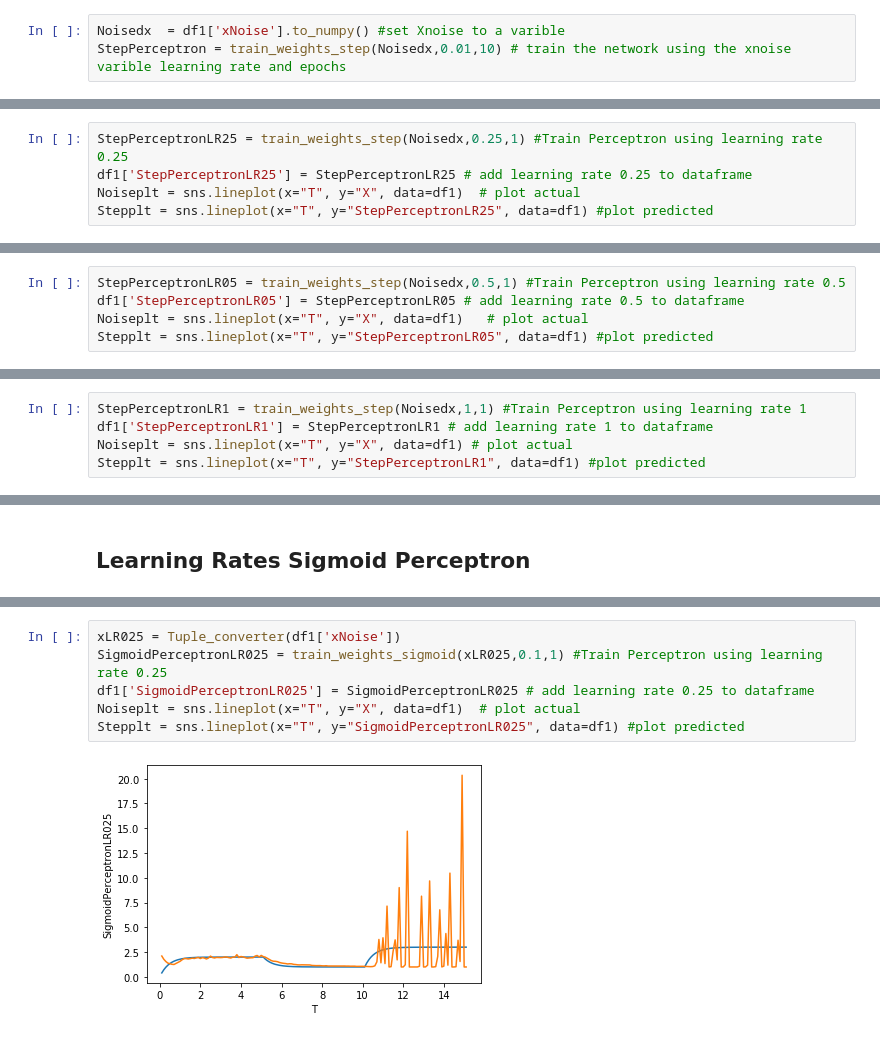
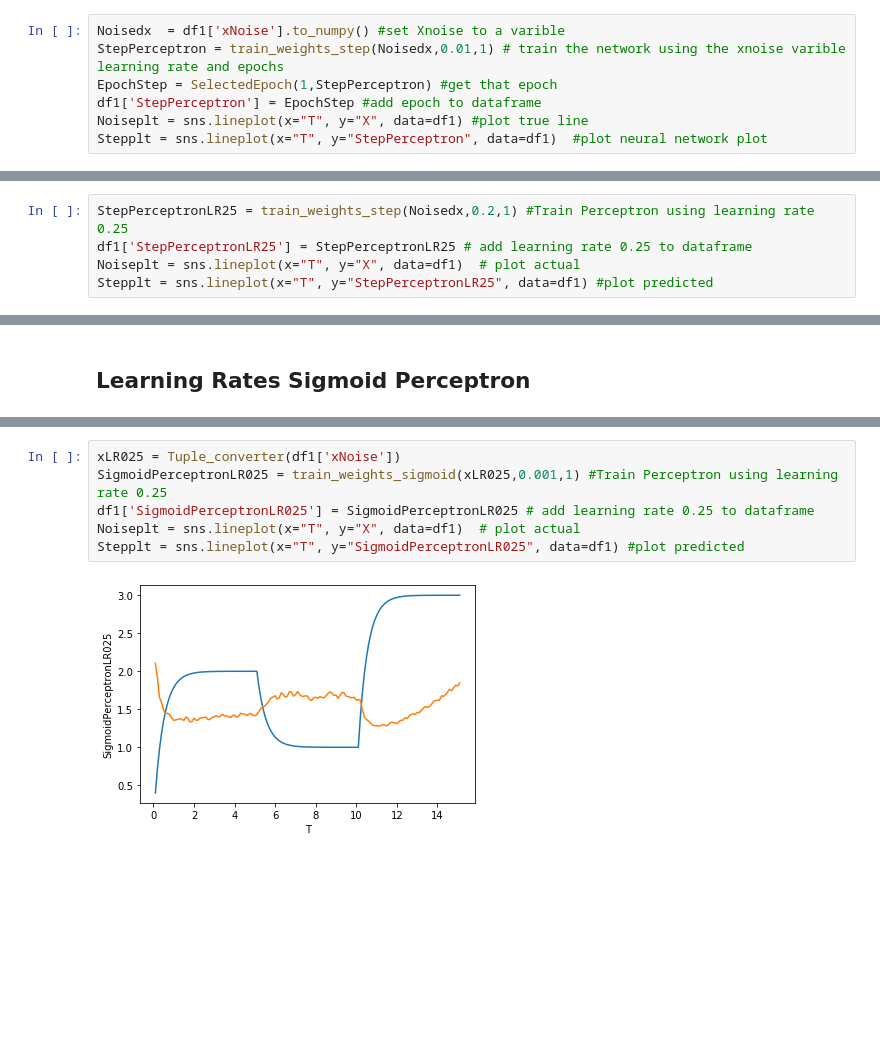
Before and after one commit to JamesDun2866/Computational-Science, a Jupyter notebook: Computational Science.ipynb, the cells around one changed output, grey strips where cells are left out. Cells and saved outputs as stored; diff of their text form; blank space fills up the shorter version.

```diff
--- a/Computational Science.ipynb
+++ b/Computational Science.ipynb
@@ -554,5 +488,9 @@ def train_weights_step(array, lr, epoch): #change weights and use perceptron to
     return network_out #return the predicted data
 # %%
 Noisedx  = df1['xNoise'].to_numpy() #set Xnoise to a varible
-StepPerceptron = train_weights_step(Noisedx,0.01,10) # train the network using the xnoise varible learning rate and epochs
+StepPerceptron = train_weights_step(Noisedx,0.01,1) # train the network using the xnoise varible learning rate and epochs
+EpochStep = SelectedEpoch(1,StepPerceptron) #get that epoch
+df1['StepPerceptron'] = EpochStep #add epoch to dataframe
+Noiseplt = sns.lineplot(x="T", y="X", data=df1) #plot true line
+Stepplt = sns.lineplot(x="T", y="StepPerceptron", data=df1)  #plot neural network plot
 # %% [output]
@@ -655,5 +517,5 @@ epoch=0, lrate=0.100, error=2.005
 # %%
-StepPerceptronLR25 = train_weights_step(Noisedx,0.25,1) #Train Perceptron using learning rate 0.25
+StepPerceptronLR25 = train_weights_step(Noisedx,0.2,1) #Train Perceptron using learning rate 0.25
 df1['StepPerceptronLR25'] = StepPerceptronLR25 # add learning rate 0.25 to dataframe
 Noiseplt = sns.lineplot(x="T", y="X", data=df1)  # plot actual
 Stepplt = sns.lineplot(x="T", y="StepPerceptronLR25", data=df1) #plot predicted
@@ -663,5 +524,0 @@ epoch=0, lrate=0.250, error=2.005
-# %%
-StepPerceptronLR05 = train_weights_step(Noisedx,0.5,1) #Train Perceptron using learning rate 0.5
-df1['StepPerceptronLR05'] = StepPerceptronLR05 # add learning rate 0.5 to dataframe
-Noiseplt = sns.lineplot(x="T", y="X", data=df1)   # plot actual
-Stepplt = sns.lineplot(x="T", y="StepPerceptronLR05", data=df1) #plot predicted
@@ -671,5 +524,0 @@ epoch=0, lrate=0.500, error=2.005
-# %%
-StepPerceptronLR1 = train_weights_step(Noisedx,1,1) #Train Perceptron using learning rate 1
-df1['StepPerceptronLR1'] = StepPerceptronLR1 # add learning rate 1 to dataframe
-Noiseplt = sns.lineplot(x="T", y="X", data=df1) # plot actual
-Stepplt = sns.lineplot(x="T", y="StepPerceptronLR1", data=df1) #plot predicted
@@ -807,8 +603,8 @@ Stepplt = sns.lineplot(x="T", y="SigmoidPerceptronLR01", data=df1) #plot predict
 # %%
 xLR025 = Tuple_converter(df1['xNoise'])
-SigmoidPerceptronLR025 = train_weights_sigmoid(xLR025,0.1,1) #Train Perceptron using learning rate 0.25
+SigmoidPerceptronLR025 = train_weights_sigmoid(xLR025,0.001,1) #Train Perceptron using learning rate 0.25
 df1['SigmoidPerceptronLR025'] = SigmoidPerceptronLR025 # add learning rate 0.25 to dataframe
 Noiseplt = sns.lineplot(x="T", y="X", data=df1)  # plot actual
 Stepplt = sns.lineplot(x="T", y="SigmoidPerceptronLR025", data=df1) #plot predicted
 # %% [output]
-[figure, old version]
+[figure, new version]
```
Also changed, not shown: parts of 48 cells of this notebook.
